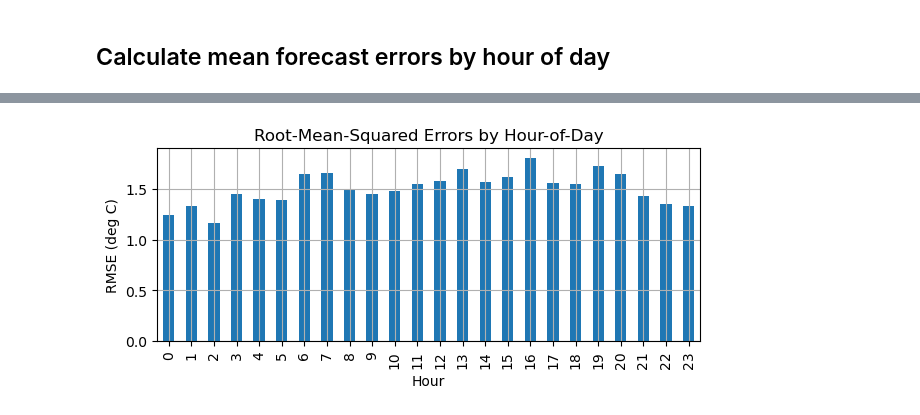
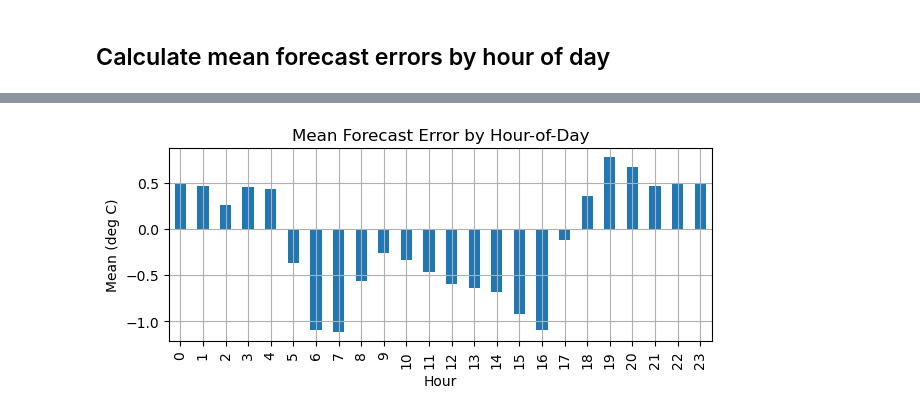
Before and after one commit to billtubbs/weather-logger, a Jupyter notebook: Analyse-weather-forecasts.ipynb, the cells around one changed output, grey strips where cells are left out. Drawn from its saved outputs; the diff is of its cells as text; code cells hidden in the pictures.

```diff
--- a/Analyse-weather-forecasts.ipynb
+++ b/Analyse-weather-forecasts.ipynb
@@ -38,5 +41,6 @@ filename
 # %%
 df = pd.read_csv(os.path.join(data_dir, filename))
+df.index.name = 'Hour'
 df.head()
 # %% [output]
 |  | Date | Hour | Time | Current actual | Start hour | End hour | F00 | F01 | F02 | F03 | ... |
@@ -57,9 +62,9 @@ plt.show()
 # %%
 hours = np.arange(0, 24)
 fcast_temp = df.loc[df.Hour == 0, [f'F{h:02d}' for h in hours]].loc[0].rename('Forecasted temperature')
-fcast_temp.index = hours
+fcast_temp.index = pd.Index(hours, name='Hour')
 fcast_temp.plot(grid=True, style='o-', figsize=(7, 2.5))
-plt.ylabel(f'Temperature (deg C)')
-plt.title(fcast_temp.name)
+plt.ylabel('Temperature (deg C)')
+plt.title(fcast_temp.name + f' - {date_str}')
 plt.show()
 # %% [output]
@@ -67,7 +72,11 @@ plt.show()
 # %%
 actual_temp.plot(grid=True, style='o-', figsize=(7, 2.5))
 fcast_temp.plot(grid=True, style='o-', figsize=(7, 2.5))
-plt.ylabel(f'Temperature (deg C)')
+plt.ylabel('Temperature (deg C)')
+plt.title(date_str)
 plt.legend()
+plt.tight_layout()
+filename = f"fcast_vs_actual_{date_str}.png"
+plt.savefig(os.path.join(plot_dir, filename), dpi=150)
 plt.show()
 # %% [output]
@@ -175,2 +377,14 @@ for date in worst_5.index:
 # %% [markdown]
 ## Calculate mean forecast errors by hour of day
+# %%
+forecast_errors = (actual_temps - fcast_temps)
+forecast_errors.T.plot(figsize=(7, 2.5), legend=False, grid=True, color='grey', alpha=0.25)
+plt.xticks(np.arange(0, 25, 3))
+plt.xlim([0, 24])
+plt.ylabel('Temperature (deg C)')
+plt.title('Forecast Errors')
+plt.tight_layout()
+date_str = date.date().strftime('%Y_%m_%d')
+filename = f"fcast_errors_all.png"
+plt.savefig(os.path.join(plot_dir, filename), dpi=150)
+plt.show()
@@ -177,8 +393,8 @@ for date in worst_5.index:
 # %%
-rms_error_by_hour = ((actual_temps - fcast_temps) ** 2).mean(axis=0).pow(0.5).rename('RMSE')
-rms_error_by_hour.plot.bar(figsize=(7, 2.5), grid=True)
-plt.ylabel(f'{rms_error_by_hour.name} (deg C)')
-plt.title('Root-Mean-Squared Errors by Hour-of-Day')
+mean_error_by_hour = forecast_errors.mean(axis=0).rename('Mean')
+mean_error_by_hour.plot.bar(figsize=(7, 2.5), grid=True)
+plt.ylabel(f'{mean_error_by_hour.name} (deg C)')
+plt.title('Mean Forecast Error by Hour-of-Day')
 plt.show()
 # %% [output]
-[figure, old version]
+[figure, new version]
```
Also changed, not shown: parts of 39 cells of this notebook.
